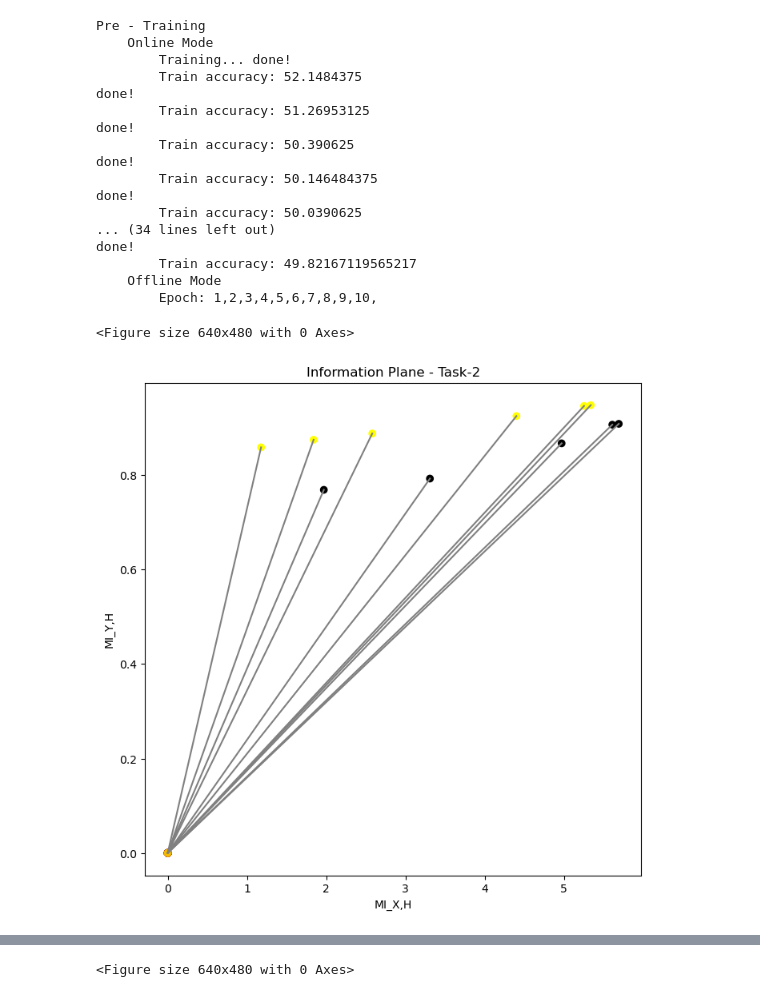
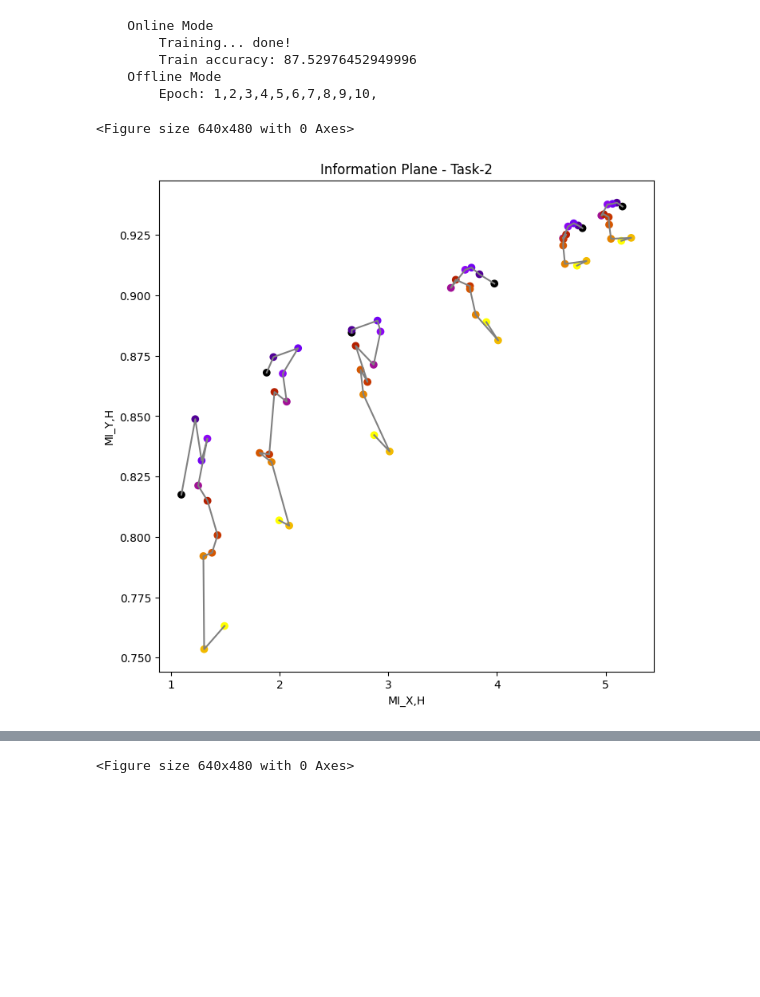
Before and after one commit to prasanthyss/MAT1510_Project-, a Jupyter notebook: rehearsal.ipynb, the cells around one changed output, grey strips where cells are left out. Saved outputs shown, nothing was run; the diff lists cells and outputs as text; code cells hidden in the pictures; blank space fills up the shorter version.

```diff
--- a/rehearsal.ipynb
+++ b/rehearsal.ipynb
@@ -78,10 +94,12 @@ def get_loaders(task):
 
     # Make dataset loaders
     online_loader = torch.utils.data.DataLoader(
-        train_dataset, batch_size=1, shuffle=True, drop_last=True
+        train_dataset, batch_size=1, shuffle=True, drop_last=True,
+        worker_init_fn=seed_worker, generator=g
     )
     test_loader = torch.utils.data.DataLoader(
-        test_dataset, batch_size=test_batch_size, shuffle=False, drop_last=False
+        test_dataset, batch_size=test_batch_size, shuffle=False, drop_last=False,
+        worker_init_fn=seed_worker, generator=g
     )
     return online_loader, test_loader
 
@@ -97,10 +115,12 @@ def get_pretrain_loaders(task):
 
     # Make dataset loaders
     online_loader = torch.utils.data.DataLoader(
-        train_dataset, batch_size=train_batch_size, shuffle=True, drop_last=True
+        train_dataset, batch_size=train_batch_size, shuffle=True, drop_last=True,
+        worker_init_fn=seed_worker, generator=g
     )
     test_loader = torch.utils.data.DataLoader(
-        test_dataset, batch_size=test_batch_size, shuffle=False, drop_last=False
+        test_dataset, batch_size=test_batch_size, shuffle=False, drop_last=False,
+        worker_init_fn=seed_worker, generator=g
     )
     return online_loader, test_loader
 
@@ -114,7 +134,8 @@ def get_test_loader(task):
     train_dataset.tensors = (torch.from_numpy(pca.transform(train_dataset.tensors[0])).float(), train_dataset.tensors[1])
     test_dataset.tensors  = (torch.from_numpy(pca.transform(test_dataset.tensors[0])).float(), test_dataset.tensors[1])
     test_loader   = torch.utils.data.DataLoader(
-        test_dataset, batch_size=test_batch_size, shuffle=False, drop_last=False
+        test_dataset, batch_size=test_batch_size, shuffle=False, drop_last=False,
+        worker_init_fn=seed_worker, generator=g
     )
     return test_loader
 
@@ -128,7 +149,8 @@ def get_MI_loader(task):
 
     # Make dataset loaders
     MI_loader = torch.utils.data.DataLoader(
-        train_dataset, batch_size=len(train_dataset), shuffle=False, drop_last=False
+        train_dataset, batch_size=len(train_dataset), shuffle=False, drop_last=False,
+        worker_init_fn=seed_worker, generator=g
     )
     return MI_loader
 # %%
@@ -496,22 +518,19 @@ done!
 # %%
-# Pre-Training
-taskNum = 0
-
-print("Pre - Training")
-print("    Online Mode")
-print("        Training... ", end="")
-model.train()
-model.online()
+# Continual Learning
 parameters = list(model.parameters()) + list(class_heads[taskNum].parameters())
 optimizer = optim.SGD(parameters,
                       lr=offline_lr,
                       momentum=momentum,
                       weight_decay=weight_decay)
-online_loader, test_loader = get_pretrain_loaders(tasks[taskNum])
-accuracy = 0
-N = 0
 
 for taskNum in range(1, len(tasks)):
+    print("    Online Mode")
+    print("        Training... ", end="")
+    model.train()
+    model.online()
+    online_loader, test_loader = get_loaders(tasks[taskNum])
+    accuracy = 0
+    N = 0
     for batch_idx, (images, labels) in enumerate(online_loader, start=1):
         images, labels = images.to(device), labels.to(device)
         # forward pass
@@ -530,14 +549,14 @@ for taskNum in range(1, len(tasks)):
         accuracy += torch.sum((predicted_labels==labels).float()).item()
         N += images.shape[0]
         model.update_storage(images, labels, tasks[taskNum])
-        print("done!")
-        print("        Train accuracy:", 100. * accuracy/N)
+    print("done!")
+    print("        Train accuracy:", 100. * accuracy/N)
 
-        ### Calculate Mutual Information  Online Phase ###
+    ### Calculate Mutual Information  Online Phase ###
 
-        MI_XH, MI_YH = compute_mutual_information(model, class_heads, taskNum, MI_loader)
-        MI_XH_tasks[taskNum, 0] = MI_XH
-        MI_YH_tasks[taskNum, 0] = MI_YH
+    MI_XH, MI_YH = compute_mutual_information(model, class_heads, taskNum, MI_loader)
+    MI_XH_tasks[taskNum, 0] = MI_XH
+    MI_YH_tasks[taskNum, 0] = MI_YH
 
     print("    Offline Mode")
     model.train()
@@ -555,7 +574,8 @@ for taskNum in range(1, len(tasks)):
         #
         for localTaskNum, task in enumerate(tasks[:taskNum+1]):
             offline_loader = torch.utils.data.DataLoader(model.storage.get_data_by_task(task),
-                                                        batch_size=batch_size, shuffle=True, drop_last=True)
+                                                        batch_size=batch_size, shuffle=True, drop_last=True,
+                                                        worker_init_fn=seed_worker, generator=g)
 
             for batch_idx, (images, labels) in enumerate(offline_loader, start=1):
                 images, labels = images.to(device), labels.to(device)
@@ -577,50 +597,38 @@ for taskNum in range(1, len(tasks)):
         model.update_storage(images, labels, tasks[taskNum])
 
 
-    ### Calculate Mutual Information  Offline Phase ###
+        ### Calculate Mutual Information  Offline Phase ###
 
-    MI_XH, MI_YH = compute_mutual_information(model, class_heads, taskNum, MI_loader)
-    MI_XH_tasks[taskNum, epoch] = MI_XH
-    MI_YH_tasks[taskNum, epoch] = MI_YH
+        MI_XH, MI_YH = compute_mutual_information(model, class_heads, taskNum, MI_loader)
+        MI_XH_tasks[taskNum, epoch] = MI_XH
+        MI_YH_tasks[taskNum, epoch] = MI_YH
 
     # plot results at the end of each task
     plt.figure()
     fig, ax = plt.subplots(figsize=(8, 8))
     ax.set_xlabel('MI_X,H')
     ax.set_ylabel('MI_Y,H')
     title = ax.set_title(f'Information Plane - Task-{taskNum+1}')
     cmap = plt.get_cmap('gnuplot', epochs+1)
     colors = [cmap(i) for i in np.linspace(0, 1, epochs+1)]
     ax.plot(MI_XH_tasks[taskNum], MI_YH_tasks[taskNum], '-', color='gray')
     for layer in range(layers):
         im = ax.scatter(MI_XH_tasks[taskNum, :,layer], MI_YH_tasks[taskNum, :,layer], c=colors)
 
     plt.show()
 
     print("done!")
     print("        Train accuracy:", 100. * accuracy/N)
     print("    Rehearsed on", model.storage)
     print("    Testing Across Tasks")
     overall, specific = test_tasks(model, class_heads, tasks[:taskNum+1])
     test_set_accuracy[taskNum] = specific
 # %% [output]
-Pre - Training
     Online Mode
         Training... done!
-        Train accuracy: 52.1484375
-done!
-        Train accuracy: 51.26953125
-done!
-        Train accuracy: 50.390625
-done!
-        Train accuracy: 50.146484375
-done!
-        Train accuracy: 50.0390625
-... (34 lines left out)
-done!
-        Train accuracy: 49.82167119565217
+        Train accuracy: 87.52976452949996
     Offline Mode
         Epoch: 1,2,3,4,5,6,7,8,9,10,
 <Figure size 640x480 with 0 Axes>
-[figure, old version]
+[figure, new version]
 done!
```
Also changed, not shown: parts of 8 cells of this notebook.
